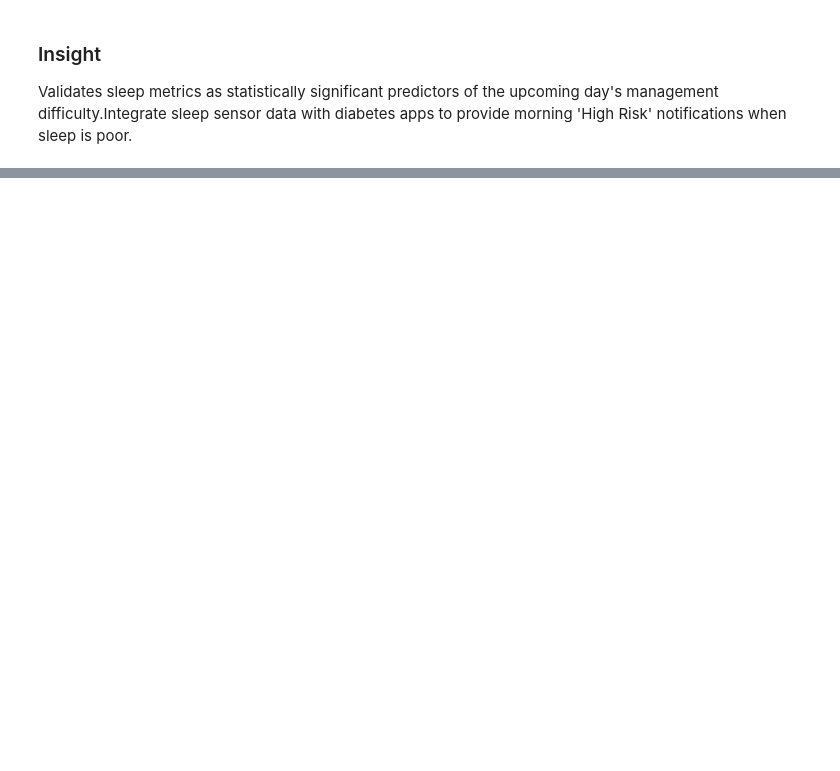
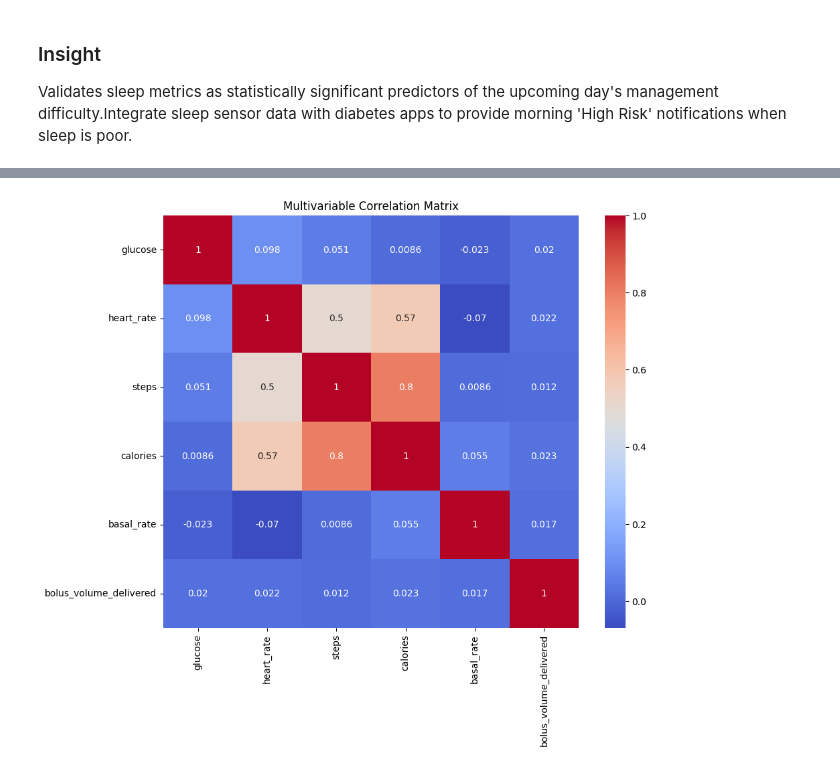
Before and after one commit to dev-ssr/team9_PyCoders_PythonHackathon_MAY2026, a Jupyter notebook: Team9_PyCoders_Category3.PrescriptiveAnalysis.ipynb, the cells around one changed output, grey strips where cells are left out. Saved outputs shown, nothing was run; the diff lists cells and outputs as text; code cells hidden in the pictures; blank space fills up the shorter version.

```diff
--- a/Team9_PyCoders_Category3.PrescriptiveAnalysis.ipynb
+++ b/Team9_PyCoders_Category3.PrescriptiveAnalysis.ipynb
@@ -1042,0 +1141,20 @@ Validates sleep metrics as statistically significant predictors of the upcoming
+# %%
+features = [
+   'glucose',
+   'heart_rate',
+   'steps',
+   'calories',
+   'basal_rate',
+   'bolus_volume_delivered'
+]
+
+
+corr = df[features].corr()
+
+
+plt.figure(figsize=(10,8))
+sns.heatmap(corr, annot=True, cmap='coolwarm')
+plt.title("Multivariable Correlation Matrix")
+plt.show()
+# %% [output]
+[figure, added]
```
Also changed, not shown: parts of 22 cells of this notebook.
